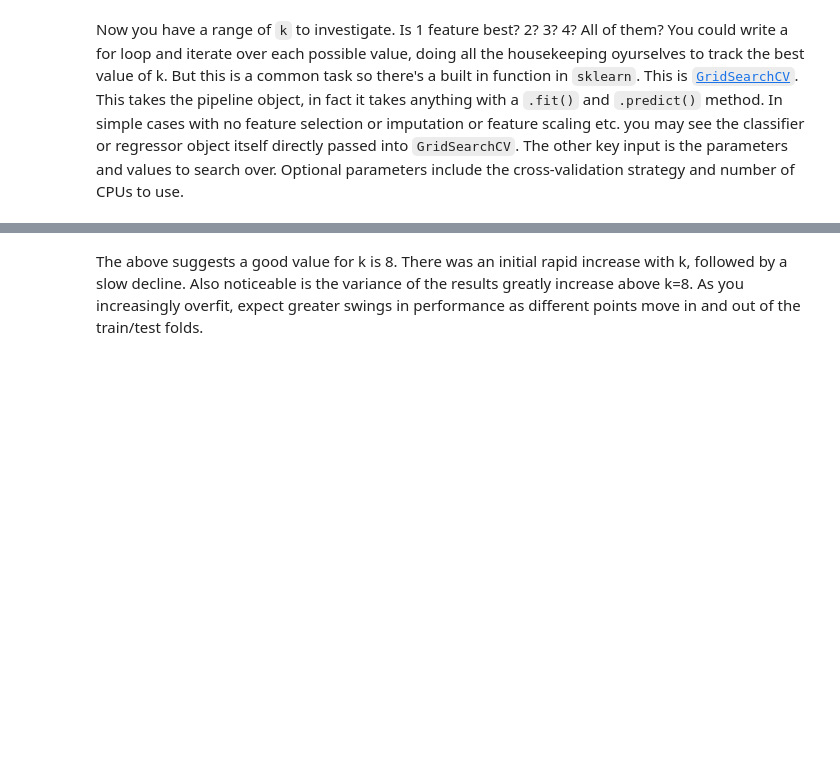
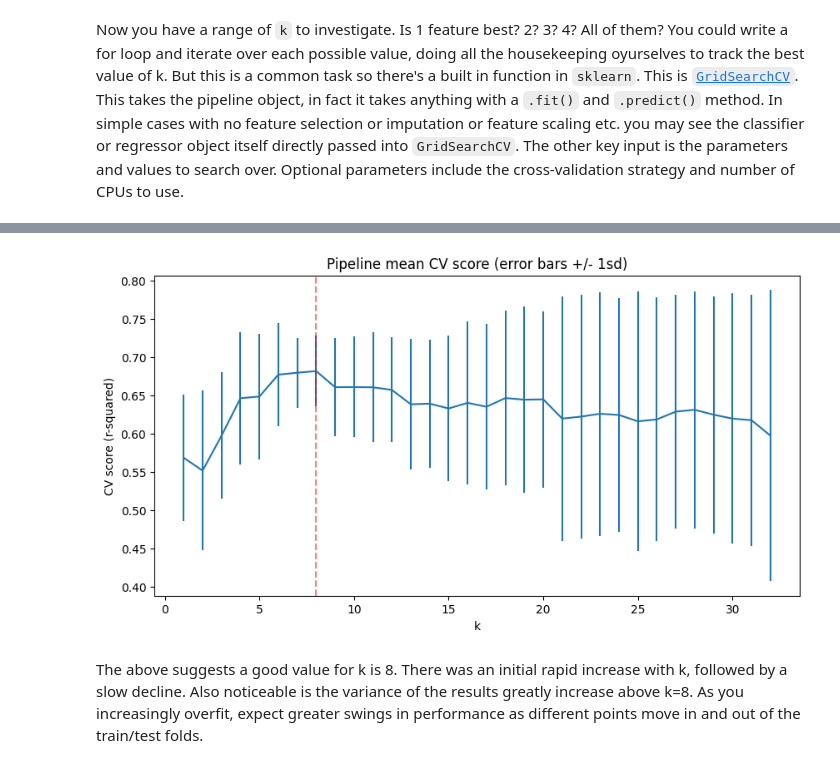
Before and after one commit to sabheen9/DataScienceGuidedCapstone, a Jupyter notebook: Notebooks/04_preprocessing_and_training.ipynb, the cells around one changed output, grey strips where cells are left out. Drawn from its saved outputs; the diff is of its cells as text; code cells hidden in the pictures; blank space fills up the shorter version.

```diff
--- a/Notebooks/04_preprocessing_and_training.ipynb
+++ b/Notebooks/04_preprocessing_and_training.ipynb
@@ -854,13 +870,15 @@ lr_grid_cv.best_params_
 # %%
 #Code task 20#
 #Assign the value of k from the above dict of `best_params_` and assign it to `best_k`
-___ = lr_grid_cv.___['selectkbest__k']
+best_k = lr_grid_cv.best_params_['selectkbest__k']
 plt.subplots(figsize=(10, 5))
 plt.errorbar(cv_k, score_mean, yerr=score_std)
 plt.axvline(x=best_k, c='r', ls='--', alpha=.5)
 plt.xlabel('k')
 plt.ylabel('CV score (r-squared)')
 plt.title('Pipeline mean CV score (error bars +/- 1sd)');
+# %% [output]
+[figure, added]
 # %% [markdown]
 The above suggests a good value for k is 8. There was an initial rapid increase with k, followed by a slow decline. Also noticeable is the variance of the results greatly increase above k=8. As you increasingly overfit, expect greater swings in performance as different points move in and out of the train/test folds.
 # %% [markdown]
```
Also changed, not shown: parts of 3 cells of this notebook.
